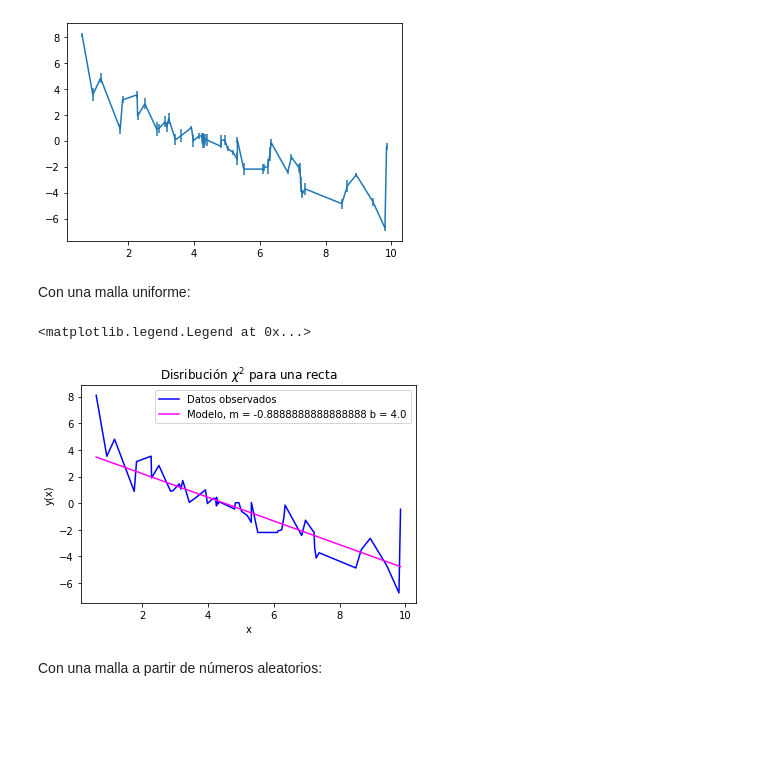
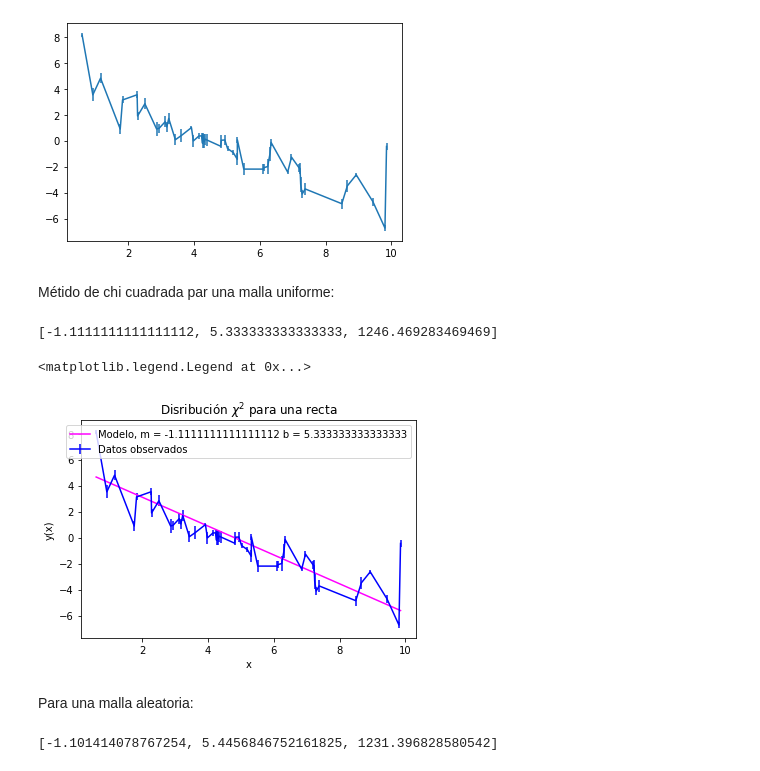
Before and after one commit to DCIDA2019/da2020-MajFons, a Jupyter notebook: Semana6/Semana6.ipynb, the cells around one changed output. Cells and saved outputs as stored; diff of their text form; code cells hidden in the pictures; blank space fills up the shorter version.

```diff
--- a/Semana6/Semana6.ipynb
+++ b/Semana6/Semana6.ipynb
@@ -13,4 +16,4 @@ plt.errorbar(data[0], data[1], yerr = data[2])
 <ErrorbarContainer object of 3 artists>
 [figure]
 # %% [markdown]
-Con una malla uniforme:
+Métido de chi cuadrada par una malla uniforme:
@@ -17,42 +35,52 @@ Con una malla uniforme:
+# %%
+results = []
+for m_ in m:
+    for b_ in b:
+        #print (m_, b_)
+        chi_ = chisq([m_, b_])
+        vec = [m_, b_, chi_]
+        results.append(vec)
+
+#Busco el valor mínimo
+min_x = 10000
+for res in results:
+    if res[2] < min_x:
+        min_x = res[2]
+        min_ = res
+min_
+# %% [output]
+[-1.1111111111111112, 5.333333333333333, 1246.469283469469]
 # %%
-n = 10
-y_mod =lambda m, b: m * x + b
-
-x, y = data[0], data[1]
-
-m = np.linspace(-2, 0, n)
-b = np.linspace(2, 8, n)
-
-#aux = 0
-
-results = []
-
-for m_ in m:
-    for b_ in b:
-        x_sq_sum = 0
-        x_sq = (y - y_mod(m_, b_))**2
-        for xs in x_sq:
-            x_sq_sum += xs
-        vec = [m_, b_, x_sq_sum]
-        results.append(vec)
-
-min_x = 10000
-for res in results:
-    if res[2] < min_x:
-        min_x = res[2]
-        min_ = res
-
-min_
+y_m1 = min_[0]*x+min_[1]
 lab = 'Modelo, m = ' + str(min_[0]) + ' b = ' + str(min_[1])
-plt.plot(data[0], data[1], color = 'blue', label = 'Datos observados')
-plt.plot(data[0], y_mod(min_[0], min_[1]), color = 'magenta', label = lab)
+plt.errorbar(data[0], data[1], yerr = data[2], color = 'blue', label = 'Datos observados')
+#plt.plot(data[0], data[1], color = 'blue', label = 'Datos observados')
+plt.plot(data[0], y_m1, color = 'magenta', label = lab)
 plt.title('Disribución $\chi^2$ para una recta')
 plt.xlabel('x')
 plt.ylabel('y(x)')
 plt.legend()
 # %% [output]
 <matplotlib.legend.Legend at 0x...>
-[figure, old version]
+[figure, new version]
-# %% [markdown]
-Con una malla a partir de números aleatorios:
+# %% [markdown]
+Para una malla aleatoria:
+# %%
+results = []
+
+for i in range(1000):#print (m_, b_)
+        m_ = np.random.uniform(-2, 0)
+        b_ = np.random.uniform(2, 8)
+        chi_ = chisq([m_, b_])
+        vec = [m_, b_, chi_]
+        results.append(vec)
+
+min_x = 1000000000
+for res in results:
+    if res[2] < min_x:
+        min_x = res[2]
+        min_ = res
+min_
+# %% [output]
+[-1.101414078767254, 5.4456846752161825, 1231.396828580542]
 # %%
```
Also changed, not shown: parts of 13 cells of this notebook.
